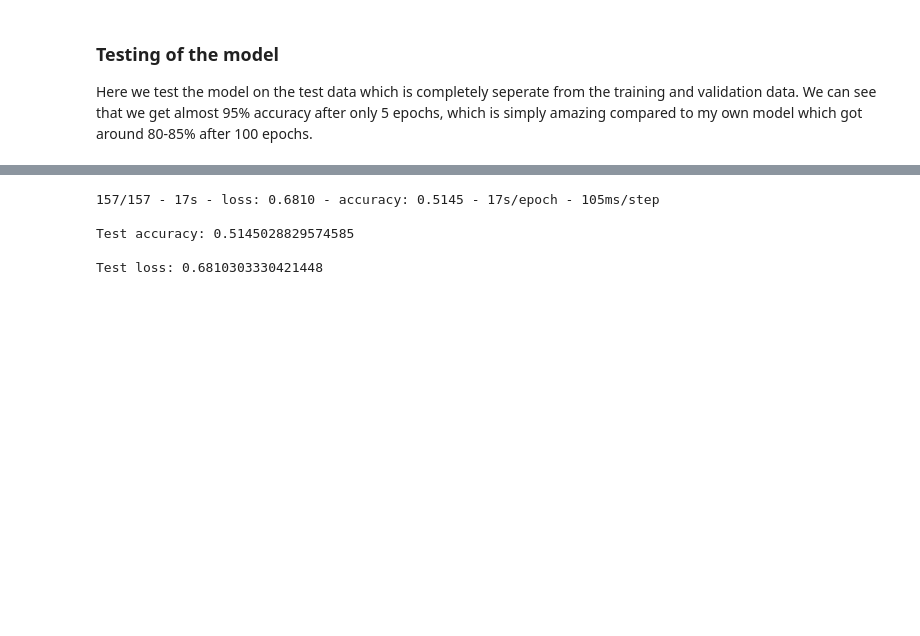
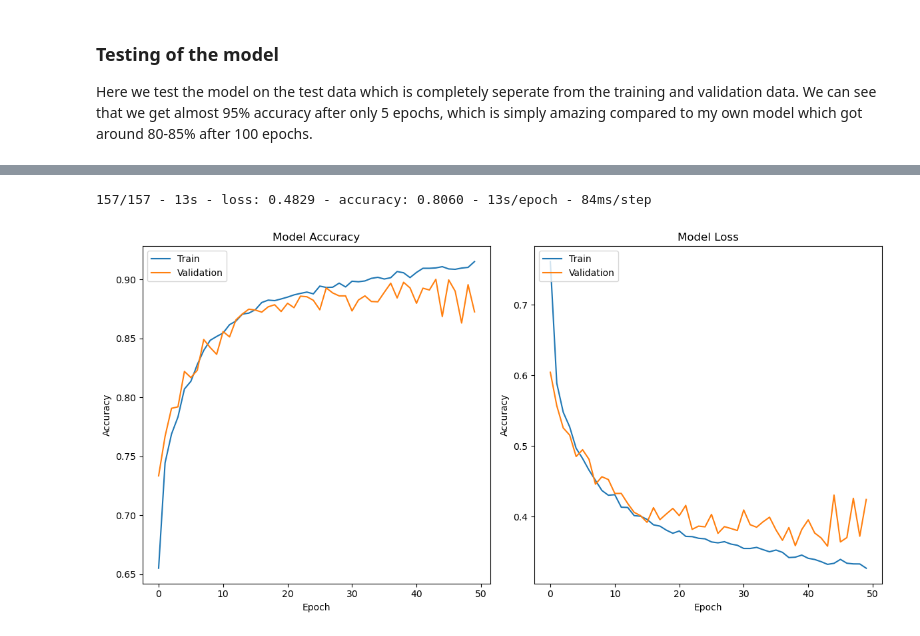
Before and after one commit to CharlieRosander/Exam-DL, a Jupyter notebook: Exam_DL.ipynb, the cells around one changed output, grey strips where cells are left out. Cells and saved outputs as stored; diff of their text form; code cells hidden in the pictures; blank space fills up the shorter version.

```diff
--- a/Exam_DL.ipynb
+++ b/Exam_DL.ipynb
@@ -265,14 +435,32 @@ Here we test the model on the test data which is completely seperate from the tr
 # %%
 # Test the model
-test_loss, test_acc = model.evaluate(test_gen, verbose=2)
-print('\nTest accuracy:', test_acc)
-print('\nTest loss:', test_loss)
+test_loss, test_acc = model_compare.evaluate(test_gen, verbose=2)
 # %% [output]
-157/157 - 17s - loss: 0.6810 - accuracy: 0.5145 - 17s/epoch - 105ms/step
-
-Test accuracy: 0.5145028829574585
-
-Test loss: 0.6810303330421448
+157/157 - 13s - loss: 0.4829 - accuracy: 0.8060 - 13s/epoch - 84ms/step
+# %%
+# Plot training & validation accuracy values
+plt.figure(figsize=(12, 6))
+plt.subplot(1, 2, 1)
+plt.plot(history_compare.history['accuracy'])
+plt.plot(history_compare.history['val_accuracy'])
+plt.title('Model Accuracy')
+plt.xlabel('Epoch')
+plt.ylabel('Accuracy')
+plt.legend(['Train', 'Validation'], loc='upper left')
+
+# Plot training & validation loss values
+plt.subplot(1, 2, 2)
+plt.plot(history_compare.history['loss'])
+plt.plot(history_compare.history['val_loss'])
+plt.title('Model Loss')
+plt.xlabel('Epoch')
+plt.ylabel('Accuracy')
+plt.legend(['Train', 'Validation'], loc='upper left')
+
+plt.tight_layout()
+plt.show()
+# %% [output]
+[figure, added]
 # %% [markdown]
 # Conclusion
 
```
Also changed, not shown: parts of 18 cells of this notebook, 1 other file.
